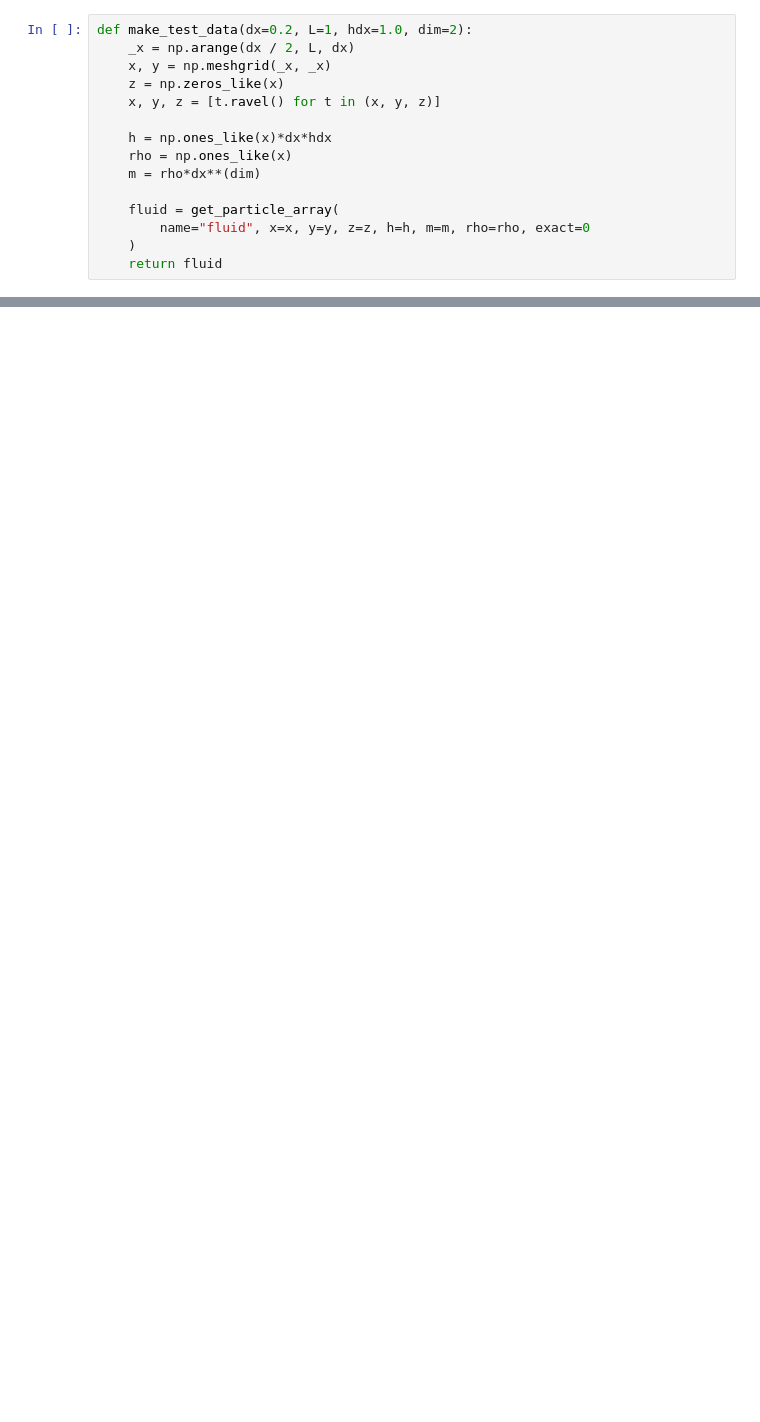
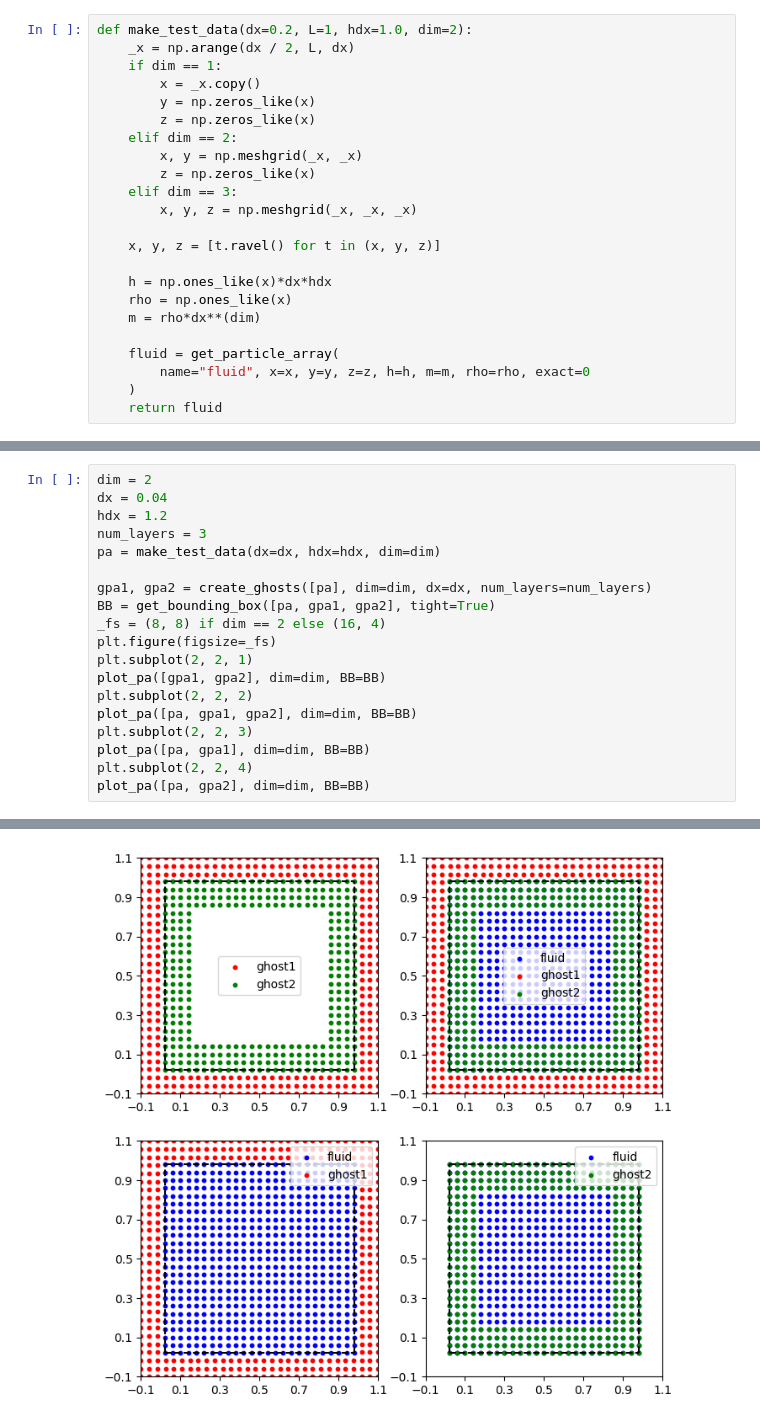
Before and after one commit to Prajwal-Prathiksh/pysphApproximator, a Jupyter notebook: approximator/test.ipynb, the cells around one changed output, grey strips where cells are left out. Saved outputs shown, nothing was run; the diff lists cells and outputs as text; blank space fills up the shorter version.

```diff
--- a/approximator/test.ipynb
+++ b/approximator/test.ipynb
@@ -8,8 +9,16 @@ from pysph.tools.interpolator import (
 # %%
 def make_test_data(dx=0.2, L=1, hdx=1.0, dim=2):
     _x = np.arange(dx / 2, L, dx)
-    x, y = np.meshgrid(_x, _x)
-    z = np.zeros_like(x)
+    if dim == 1:
+        x = _x.copy()
+        y = np.zeros_like(x)
+        z = np.zeros_like(x)
+    elif dim == 2:
+        x, y = np.meshgrid(_x, _x)
+        z = np.zeros_like(x)
+    elif dim == 3:
+        x, y, z = np.meshgrid(_x, _x, _x)
+
     x, y, z = [t.ravel() for t in (x, y, z)]
 
     h = np.ones_like(x)*dx*hdx
@@ -138,0 +161,20 @@ plot_pa([gpa1, gpa2])
+# %%
+dim = 2
+dx = 0.04
+hdx = 1.2
+num_layers = 3
+pa = make_test_data(dx=dx, hdx=hdx, dim=dim)
+
+gpa1, gpa2 = create_ghosts([pa], dim=dim, dx=dx, num_layers=num_layers)
+BB = get_bounding_box([pa, gpa1, gpa2], tight=True)
+_fs = (8, 8) if dim == 2 else (16, 4)
+plt.figure(figsize=_fs)
+plt.subplot(2, 2, 1)
+plot_pa([gpa1, gpa2], dim=dim, BB=BB)
+plt.subplot(2, 2, 2)
+plot_pa([pa, gpa1, gpa2], dim=dim, BB=BB)
+plt.subplot(2, 2, 3)
+plot_pa([pa, gpa1], dim=dim, BB=BB)
+plt.subplot(2, 2, 4)
+plot_pa([pa, gpa2], dim=dim, BB=BB)
+# %% [output]
@@ -139 +183,2 @@ plot_pa([gpa1, gpa2])
+[figure, added]
 # %%
```
Also changed, not shown: parts of 9 cells of this notebook, 1 other file.
